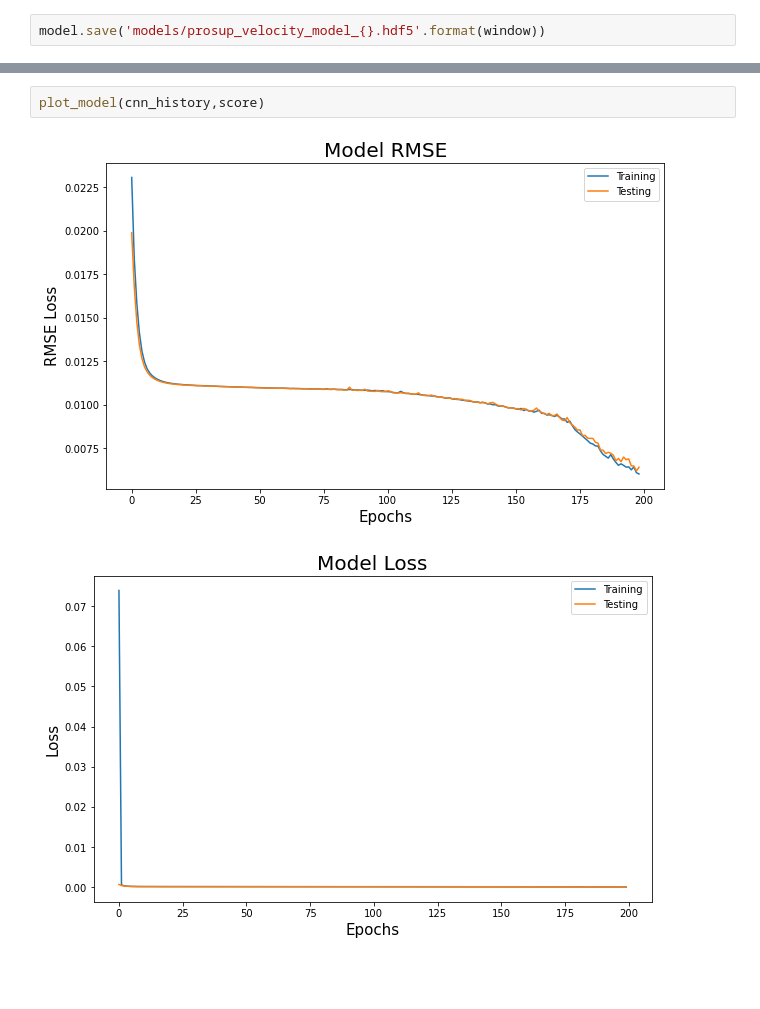
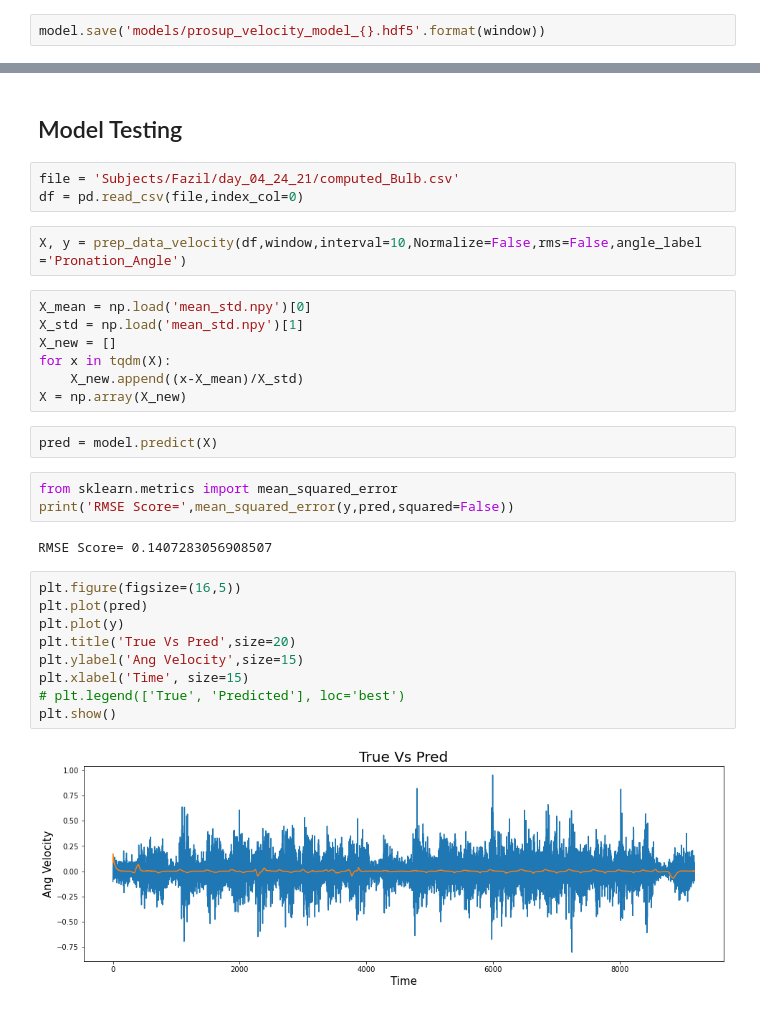
Before and after one commit to fazildgr8/wrist_control_CNN_AWEAR, a Jupyter notebook: Wrist_Angles_regression.ipynb, the cells around one changed output, grey strips where cells are left out. Drawn from its saved outputs; the diff is of its cells as text; blank space fills up the shorter version.

```diff
--- a/Wrist_Angles_regression.ipynb
+++ b/Wrist_Angles_regression.ipynb
@@ -200,8 +190,35 @@ def plot_model(history,score):
     plt.xlabel('Epochs',size=15)
     plt.legend(['Training', 'Testing'], loc='best')
     plt.show()
-# %%
-plot_model(cnn_history,score)
-# %% [output]
-[figure, removed]
-[figure, removed]
+# %% [markdown]
+## Model Testing
+# %%
+file = 'Subjects/Fazil/day_04_24_21/computed_Bulb.csv'
+df = pd.read_csv(file,index_col=0)
+# %%
+X, y = prep_data_velocity(df,window,interval=10,Normalize=False,rms=False,angle_label ='Pronation_Angle')
+# %%
+X_mean = np.load('mean_std.npy')[0]
+X_std = np.load('mean_std.npy')[1]
+X_new = []
+for x in tqdm(X):
+    X_new.append((x-X_mean)/X_std)
+X = np.array(X_new)
+# %%
+pred = model.predict(X)
+# %%
+from sklearn.metrics import mean_squared_error
+print('RMSE Score=',mean_squared_error(y,pred,squared=False))
+# %% [output]
+RMSE Score= 0.1407283056908507
+# %%
+plt.figure(figsize=(16,5))
+plt.plot(pred)
+plt.plot(y)
+plt.title('True Vs Pred',size=20)
+plt.ylabel('Ang Velocity',size=15)
+plt.xlabel('Time', size=15)
+# plt.legend(['True', 'Predicted'], loc='best')
+plt.show()
+# %% [output]
+[figure, added]
```
Also changed, not shown: parts of 7 cells of this notebook, 1 other file.
